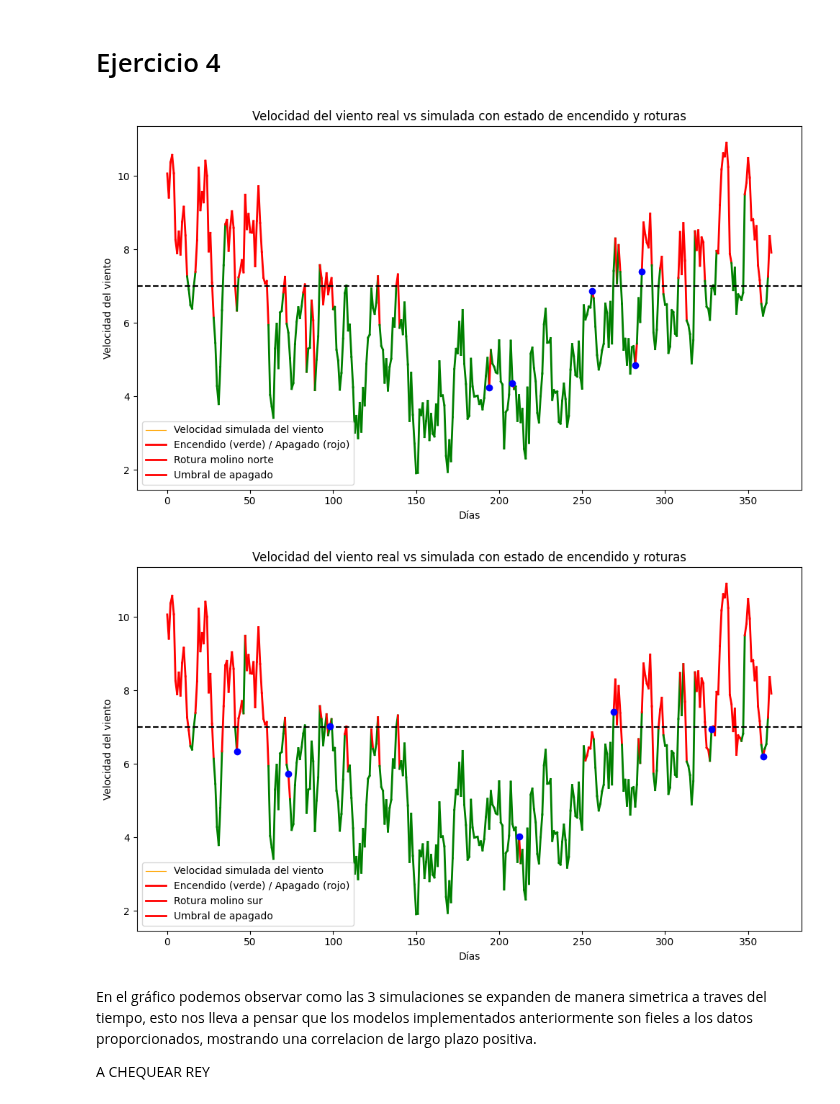
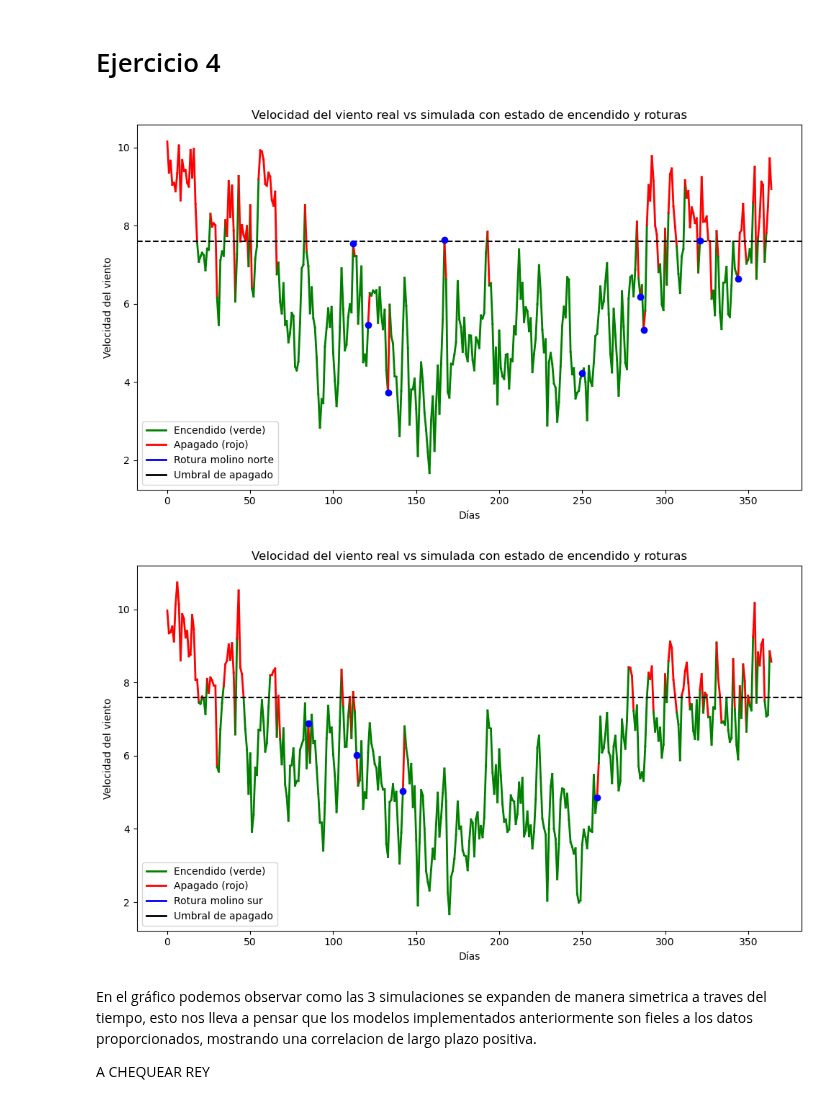
Before and after one commit to MarianoSanson/tp-viento, a Jupyter notebook: viento.ipynb, the cells around one changed output. Drawn from its saved outputs; the diff is of its cells as text; code cells hidden in the pictures.

```diff
--- a/viento.ipynb
+++ b/viento.ipynb
@@ -357,7 +374,8 @@ def calcular_VAN(T, viento, k):
 
             rotura.append(0)
 
-        VAN *= tasa_descuento
+        VAN = VAN * tasa_descuento
+
         VAN_diario.append(VAN)
         estado_molino.append(activo)
 
@@ -375,7 +393,7 @@ def simular_ambos_molinos(sim_norte, sim_sur, T, k) -> List:
 
     return [info_molino_norte, info_molino_sur]
 # %%
-simulacion_ambos_molinos = simular_ambos_molinos(simulacion_norte,simulacion_sur,T,7)
+simulacion_ambos_molinos = simular_ambos_molinos(simulacion_norte,simulacion_sur,T,7.6)
 
 simular_VAN_molino_norte = simulacion_ambos_molinos[0][0]
 
@@ -396,7 +414,7 @@ plt.show()
 # %% [markdown]
 # Ejercicio 4
 # %%
-def graficar_estado_molino(sim,roturas,encendido,region):
+def graficar_estado_molino(sim,roturas,encendido,region,k):
     # Datos ya calculados: simulacion_norte (velocidad del viento), simular_encendido_norte (estado de encendido) y simular_rotura_norte (roturas)
     dias = np.arange(len(sim))
 
@@ -416,15 +434,18 @@ def graficar_estado_molino(sim,roturas,encendido,region):
     plt.scatter(rotura_indices, np.array(sim)[rotura_indices], color='blue', label=f'Rotura molino {region}', zorder=5)
 
     # Graficar línea horizontal en y = 9
-    plt.axhline(y=7, color='black', linestyle='--', label='Umbral de apagado')
+    plt.axhline(y=k, color='black', linestyle='--', label='Umbral de apagado')
 
     # Añadir etiquetas y título
     plt.xlabel('Días')
     plt.ylabel('Velocidad del viento')
     plt.title('Velocidad del viento real vs simulada con estado de encendido y roturas')
 
-    # Añadir leyenda
-    plt.legend(['Velocidad simulada del viento', 'Encendido (verde) / Apagado (rojo)', f'Rotura molino {region}', 'Umbral de apagado'])
+    # Añadir leyenda con colores personalizados
+    legend_labels = ['Encendido (verde)', 'Apagado (rojo)', f'Rotura molino {region}', 'Umbral de apagado']
+    legend_colors = ['green', 'red', 'blue', 'black']
+    handles = [plt.Line2D([0], [0], color=color, lw=2) for color in legend_colors]
+    plt.legend(handles, legend_labels)
 
     # Mostrar el gráfico
     plt.tight_layout()
@@ -432,22 +453,22 @@ def graficar_estado_molino(sim,roturas,encendido,region):
 # %%
 simular_encendido_norte = simulacion_ambos_molinos[0][1]
 
 simular_rotura_norte = simulacion_ambos_molinos[0][2]
 
 simular_norte = simulacion_ambos_molinos[0][0]
 
 simular_encendido_sur = simulacion_ambos_molinos[1][1]
 
 simular_rotura_sur = simulacion_ambos_molinos[1][2]
 
 simular_sur = simulacion_ambos_molinos[1][0]
 
-graficar_estado_molino(simular_viento,simular_rotura_norte,simular_encendido_norte,"norte")
+graficar_estado_molino(simulacion_norte,simular_rotura_norte,simular_encendido_norte,"norte",7.6)
 
-graficar_estado_molino(simular_viento,simular_rotura_sur,simular_encendido_sur,"sur")
+graficar_estado_molino(simulacion_sur,simular_rotura_sur,simular_encendido_sur,"sur",7.6)
 # %% [output]
-[figure, old version]
+[figure, new version]
-[figure, old version]
+[figure, new version]
 # %% [markdown]
 En el gráfico podemos observar como las 3 simulaciones se expanden de manera simetrica a traves del tiempo, esto nos lleva a pensar que los modelos implementados anteriormente son fieles a los datos proporcionados, mostrando una correlacion de largo plazo positiva.
 
```
Also changed, not shown: parts of 19 cells of this notebook.
